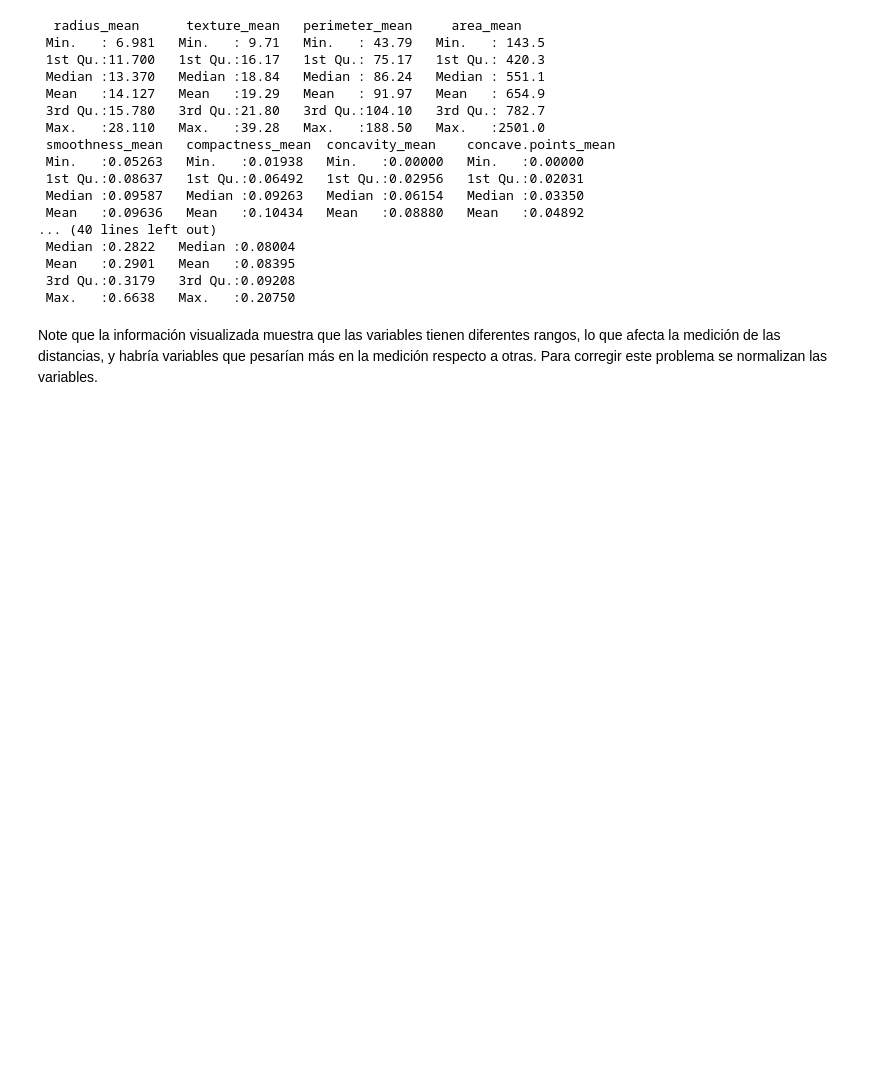
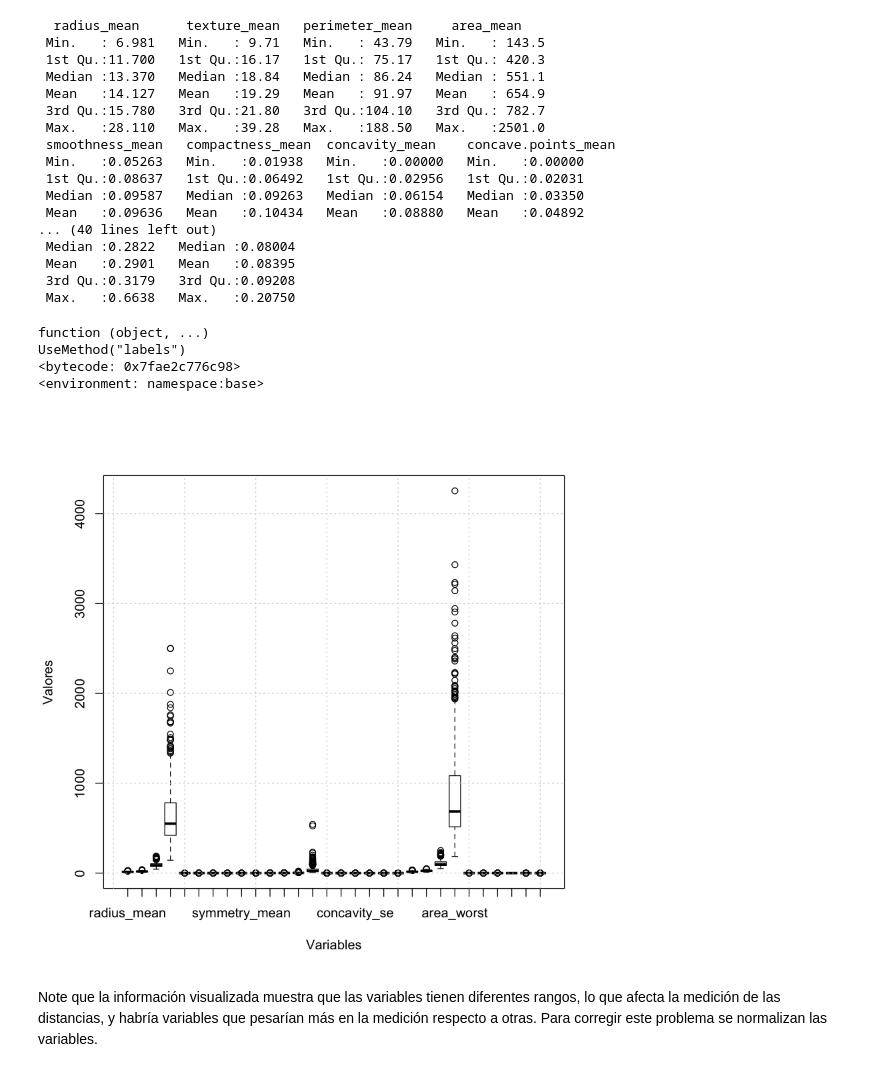
Before and after one commit to maatorresva/R-for-predictive-analytics, a Jupyter notebook: 01-kNN-R-breast-cancer.ipynb, the cells around one changed output. Saved outputs shown, nothing was run; the diff lists cells and outputs as text; code cells hidden in the pictures; blank space fills up the shorter version.

Commit message:
box-and-wisk plot 01-knn-wbcd

```diff
--- a/01-kNN-R-breast-cancer.ipynb
+++ b/01-kNN-R-breast-cancer.ipynb
@@ -45,6 +45,7 @@ Fuente de los datos: https://archive.ics.uci.edu/ml/datasets/Breast+Cancer+Wisco
 # %% [markdown]
 # Exploración
 # %%
-# Carga de los datos
-wbcd <- read.csv("data/wisc_bc_data.csv", stringsAsFactors = FALSE)
+## Carga de los datos
+wbcd <- read.csv("data/wisc_bc_data.csv",
+                 stringsAsFactors = FALSE)
 # %%
@@ -155,6 +156,25 @@ summary(wbcd[2:31])
  Mean   :0.2901   Mean   :0.08395
  3rd Qu.:0.3179   3rd Qu.:0.09208
  Max.   :0.6638   Max.   :0.20750
+# %%
+labels
+# %% [output]
+function (object, ...)
+UseMethod("labels")
+<bytecode: 0x7fae2c776c98>
+<environment: namespace:base>
+# %%
+## Para las variables numéricas (todas en este
+## caso) se puede construir un diagrama de
+## caja y bigotes.
+plt <- boxplot(wbcd[,-1],
+               xlab="Variables",
+               ylab="Valores",
+               srt = 90,
+               horiz=FALSE)
+grid()
+# %% [output]
+[figure, added]
 # %% [markdown]
 Note que la información visualizada muestra que las variables tienen diferentes rangos, lo que afecta la medición de las distancias, y habría variables que pesarían más en la medición respecto a otras. Para corregir este problema se normalizan las variables.
 # %%
```
Also changed, not shown: parts of 7 cells of this notebook, 4 other files.
